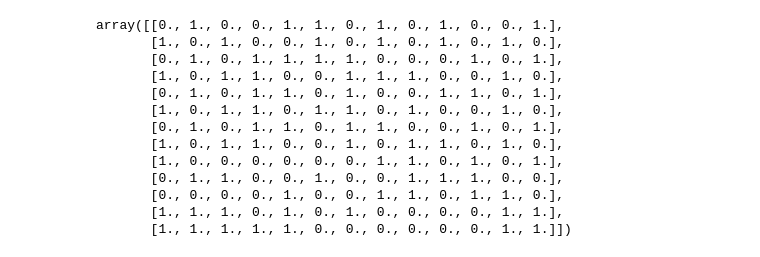
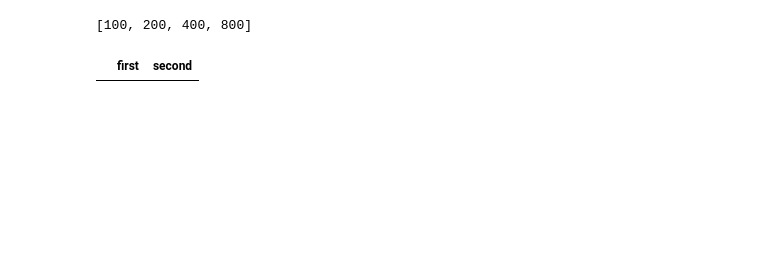
Before and after one commit to BismarkPrime/EquitablePartitions, a Jupyter notebook: Jupyter_notebooks/Scratch.ipynb, the cells around one changed output. Cells and saved outputs as stored; diff of their text form; code cells hidden in the pictures; blank space fills up the shorter version.

```diff
--- a/Jupyter_notebooks/Scratch.ipynb
+++ b/Jupyter_notebooks/Scratch.ipynb
@@ -129,16 +0,0 @@ COMPUTING LEPS...  |████████████████████
-# %%
-new_arr
-# %% [output]
-array([[0., 1., 0., 0., 1., 1., 0., 1., 0., 1., 0., 0., 1.],
-       [1., 0., 1., 0., 0., 1., 0., 1., 0., 1., 0., 1., 0.],
-       [0., 1., 0., 1., 1., 1., 1., 0., 0., 0., 1., 0., 1.],
-       [1., 0., 1., 1., 0., 0., 1., 1., 1., 0., 0., 1., 0.],
-       [0., 1., 0., 1., 1., 0., 1., 0., 0., 1., 1., 0., 1.],
-       [1., 0., 1., 1., 0., 1., 1., 0., 1., 0., 0., 1., 0.],
-       [0., 1., 0., 1., 1., 0., 1., 1., 0., 0., 1., 0., 1.],
-       [1., 0., 1., 1., 0., 0., 1., 0., 1., 1., 0., 1., 0.],
-       [1., 0., 0., 0., 0., 0., 0., 1., 1., 0., 1., 0., 1.],
-       [0., 1., 1., 0., 0., 1., 0., 0., 1., 1., 1., 0., 0.],
-       [0., 0., 0., 0., 1., 0., 0., 1., 1., 0., 1., 1., 0.],
-       [1., 1., 1., 0., 1., 0., 1., 0., 0., 0., 0., 1., 1.],
-       [1., 1., 1., 1., 1., 0., 0., 0., 0., 0., 0., 1., 1.]])
@@ -149,0 +13,9 @@ test2
+# %%
+[50*2**i for i in range(1,5)]
+# %% [output]
+[100, 200, 400, 800]
+# %%
+df = pd.DataFrame(columns=['first','second'])
+df
+# %% [output]
+|  | first | second |
```
Also changed, not shown: parts of 29 cells of this notebook, 1 other file.
